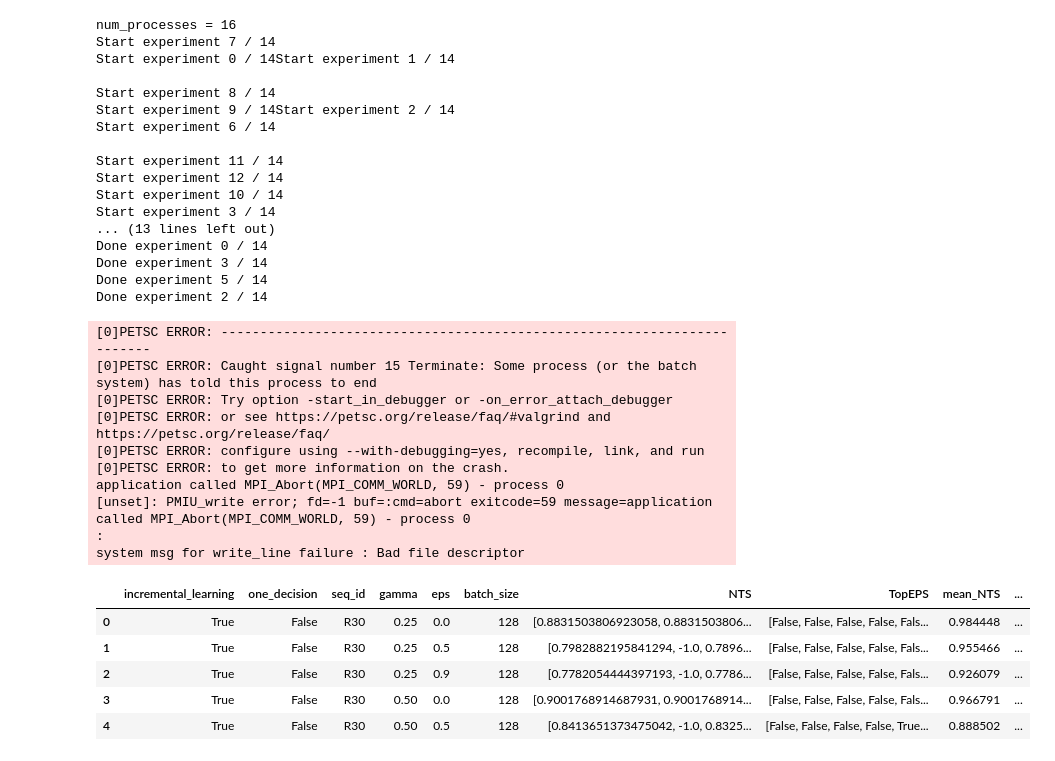
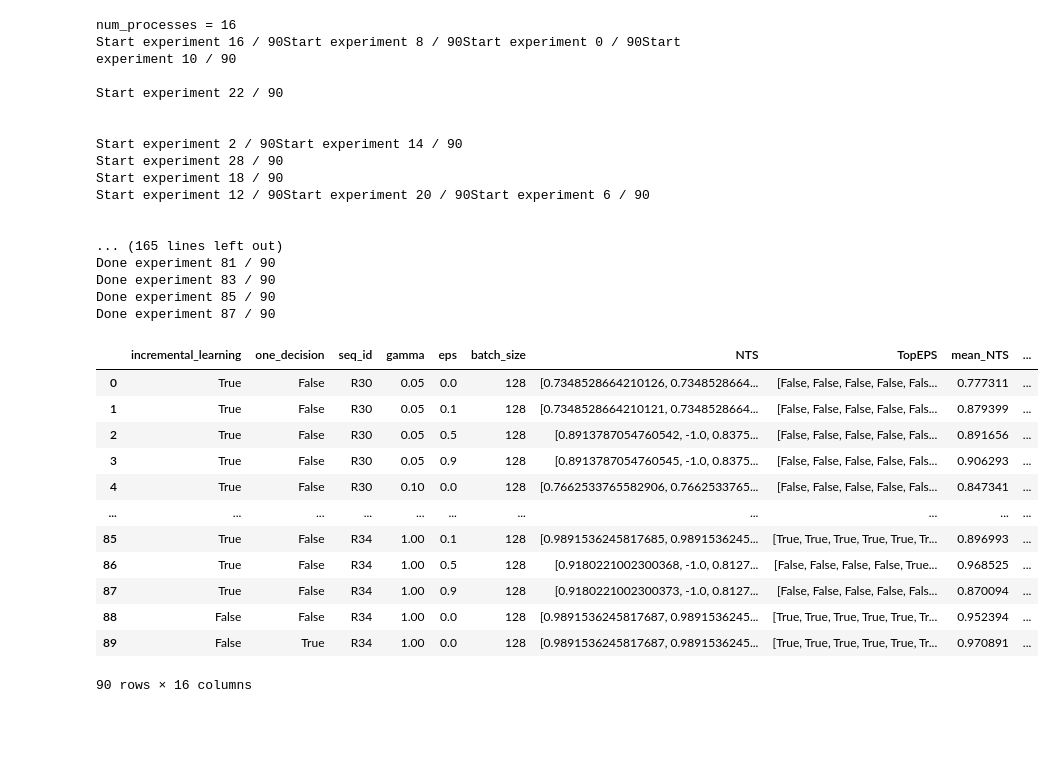
Before and after one commit to Yuriyzabegaev/FTHM-Solver, a Jupyter notebook: solver_selection_thm/spe_results_model_analysis_3.ipynb, the cells around one changed output. Drawn from its saved outputs; the diff is of its cells as text; code cells hidden in the pictures; blank space fills up the shorter version.

```diff
--- a/solver_selection_thm/spe_results_model_analysis_3.ipynb
+++ b/solver_selection_thm/spe_results_model_analysis_3.ipynb
@@ -4,20 +4,13 @@ from itertools import count
 import multiprocessing as mp
 from functools import partial
 
+GAMMA_VALS = [0.05, 0.1, 0.5, 1]
+EPS_VALS = [0, 0.1, 0.5, 0.9]
 
 experiment_setups = []
-for seq_id in ALL_RUNS[:1]:
-    for gamma in [
-        0.25,
-        0.5,
-        0.75,
-        1,
-    ]:
-        for eps in [
-            0,
-            0.5,
-            0.9,
-        ]:
+for seq_id in ALL_RUNS:
+    for gamma in GAMMA_VALS:
+        for eps in EPS_VALS:
             experiment_setups.append(
                 {
                     "incremental_learning": True,
@@ -54,32 +47,22 @@ with mp.Pool(num_processes) as pool:
 # results = [do_experiment(x, dir="../stats/") for x in experiment_setups]
 # %% [output]
 num_processes = 16
-Start experiment 7 / 14
-Start experiment 0 / 14Start experiment 1 / 14
+Start experiment 16 / 90Start experiment 8 / 90Start experiment 0 / 90Start experiment 10 / 90
 
-Start experiment 8 / 14
-Start experiment 9 / 14Start experiment 2 / 14
-Start experiment 6 / 14
+Start experiment 22 / 90
 
-Start experiment 11 / 14
-Start experiment 12 / 14
-Start experiment 10 / 14
-Start experiment 3 / 14
-... (13 lines left out)
-Done experiment 0 / 14
-Done experiment 3 / 14
-Done experiment 5 / 14
-Done experiment 2 / 14
+
+Start experiment 2 / 90Start experiment 14 / 90
+Start experiment 28 / 90
+Start experiment 18 / 90
+Start experiment 12 / 90Start experiment 20 / 90Start experiment 6 / 90
+
+
+... (165 lines left out)
+Done experiment 81 / 90
+Done experiment 83 / 90
+Done experiment 85 / 90
+Done experiment 87 / 90
-[0]PETSC ERROR: ------------------------------------------------------------------------
-[0]PETSC ERROR: Caught signal number 15 Terminate: Some process (or the batch system) has told this process to end
-[0]PETSC ERROR: Try option -start_in_debugger or -on_error_attach_debugger
-[0]PETSC ERROR: or see https://petsc.org/release/faq/#valgrind and https://petsc.org/release/faq/
-[0]PETSC ERROR: configure using --with-debugging=yes, recompile, link, and run
-[0]PETSC ERROR: to get more information on the crash.
-application called MPI_Abort(MPI_COMM_WORLD, 59) - process 0
-[unset]: PMIU_write error; fd=-1 buf=:cmd=abort exitcode=59 message=application called MPI_Abort(MPI_COMM_WORLD, 59) - process 0
-:
-system msg for write_line failure : Bad file descriptor
 # %%
 import seaborn as sns
 from matplotlib import pyplot as plt
@@ -110,33 +93,42 @@ matplotlib.rcdefaults()
 # %%
 from collections import defaultdict
 import numpy as np
 import pandas as pd
 
 
 data_for_pandas = defaultdict(lambda: [])
 for result in results:
     data_for_pandas["incremental_learning"].append(result["incremental_learning"])
     data_for_pandas["one_decision"].append(result["one_decision"])
     data_for_pandas["seq_id"].append(result["seq_id"])
     data_for_pandas["gamma"].append(result["gamma"])
     data_for_pandas["eps"].append(result["eps"])
     data_for_pandas["batch_size"].append(result["batch_size"])
     data_for_pandas["NTS"].append((result["NTS"]))
     data_for_pandas["TopEPS"].append((result["TopEPS"]))
     data_for_pandas["mean_NTS"].append(np.mean(result["NTS"]))
     data_for_pandas["mean_TopEPS"].append(np.mean(result["TopEPS"]))
     data_for_pandas['ypred'].append(result['ypred'])
     data_for_pandas['yoracle'].append(result['yoracle'])
     data_for_pandas['yfeedback'].append(result['yfeedback'])
+    data_for_pandas['tpred'].append(result['tpred'])
+    data_for_pandas['tfeedback'].append(result['tfeedback'])
     data_for_pandas['decision_id'].append(result['decision_id'])
 
 
 df = pd.DataFrame(data_for_pandas)
-df.head()
+df
 # %% [output]
 |  | incremental_learning | one_decision | seq_id | gamma | eps | batch_size | NTS | TopEPS | mean_NTS | ... |
-| 0 | True | False | R30 | 0.25 | 0.0 | 128 | [0.8831503806923058, 0.8831503806... | [False, False, False, False, Fals... | 0.984448 | ... |
-| 1 | True | False | R30 | 0.25 | 0.5 | 128 | [0.7982882195841294, -1.0, 0.7896... | [False, False, False, False, Fals... | 0.955466 | ... |
-| 2 | True | False | R30 | 0.25 | 0.9 | 128 | [0.7782054444397193, -1.0, 0.7786... | [False, False, False, False, Fals... | 0.926079 | ... |
-| 3 | True | False | R30 | 0.50 | 0.0 | 128 | [0.9001768914687931, 0.9001768914... | [False, False, False, False, Fals... | 0.966791 | ... |
-| 4 | True | False | R30 | 0.50 | 0.5 | 128 | [0.8413651373475042, -1.0, 0.8325... | [False, False, False, False, True... | 0.888502 | ... |
+| 0 | True | False | R30 | 0.05 | 0.0 | 128 | [0.7348528664210126, 0.7348528664... | [False, False, False, False, Fals... | 0.777311 | ... |
+| 1 | True | False | R30 | 0.05 | 0.1 | 128 | [0.7348528664210121, 0.7348528664... | [False, False, False, False, Fals... | 0.879399 | ... |
+| 2 | True | False | R30 | 0.05 | 0.5 | 128 | [0.8913787054760542, -1.0, 0.8375... | [False, False, False, False, Fals... | 0.891656 | ... |
+| 3 | True | False | R30 | 0.05 | 0.9 | 128 | [0.8913787054760545, -1.0, 0.8375... | [False, False, False, False, Fals... | 0.906293 | ... |
+| 4 | True | False | R30 | 0.10 | 0.0 | 128 | [0.7662533765582906, 0.7662533765... | [False, False, False, False, Fals... | 0.847341 | ... |
+| ... | ... | ... | ... | ... | ... | ... | ... | ... | ... | ... |
+| 85 | True | False | R34 | 1.00 | 0.1 | 128 | [0.9891536245817685, 0.9891536245... | [True, True, True, True, True, Tr... | 0.896993 | ... |
+| 86 | True | False | R34 | 1.00 | 0.5 | 128 | [0.9180221002300368, -1.0, 0.8127... | [False, False, False, False, True... | 0.968525 | ... |
+| 87 | True | False | R34 | 1.00 | 0.9 | 128 | [0.9180221002300373, -1.0, 0.8127... | [False, False, False, False, Fals... | 0.870094 | ... |
+| 88 | False | False | R34 | 1.00 | 0.0 | 128 | [0.9891536245817687, 0.9891536245... | [True, True, True, True, True, Tr... | 0.952394 | ... |
+| 89 | False | True | R34 | 1.00 | 0.0 | 128 | [0.9891536245817687, 0.9891536245... | [True, True, True, True, True, Tr... | 0.970891 | ... |
+90 rows × 16 columns
```
Also changed, not shown: parts of 10 cells of this notebook, 3 other files.
